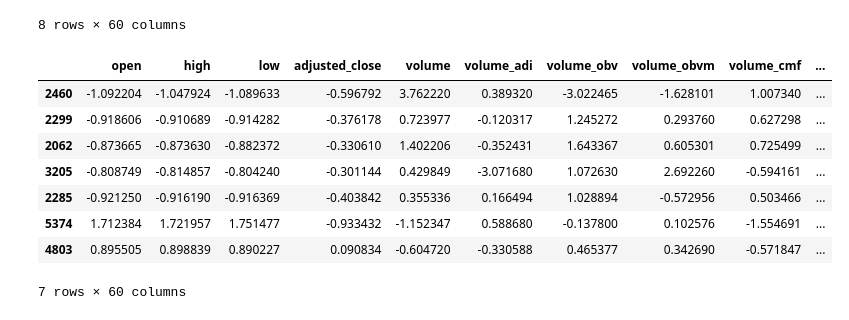
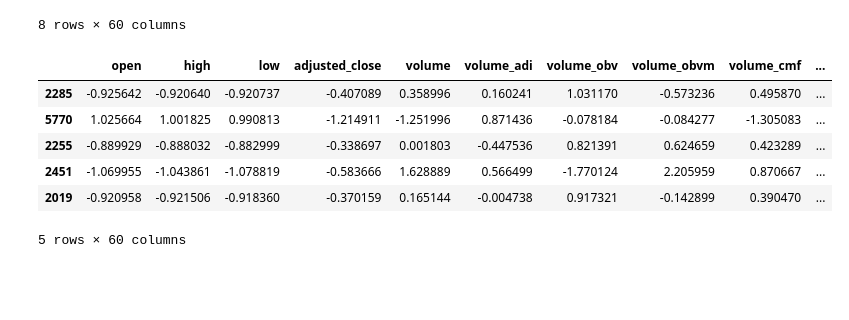
Before and after one commit to czhao39/stock-dnn, a Jupyter notebook: stockdnn.ipynb, the cells around one changed output. Saved outputs shown, nothing was run; the diff lists cells and outputs as text; code cells hidden in the pictures; blank space fills up the shorter version.

```diff
--- a/stockdnn.ipynb
+++ b/stockdnn.ipynb
@@ -82,6 +80,6 @@ df, means, stds = preprocess_daily_adjusted_df(daily_adjusted_df, prediction_per
 df = df.sample(frac=1)  # Shuffle df
 
 display.display(df.describe())
-display.display(df.head(7))
+display.display(df.head(5))
 # %% [output]
 |  | open | high | low | adjusted_close | volume | volume_adi | volume_obv | volume_obvm | volume_cmf | ... |
@@ -96,13 +94,11 @@ display.display(df.head(7))
 8 rows × 60 columns
 |  | open | high | low | adjusted_close | volume | volume_adi | volume_obv | volume_obvm | volume_cmf | ... |
-| 2460 | -1.092204 | -1.047924 | -1.089633 | -0.596792 | 3.762220 | 0.389320 | -3.022465 | -1.628101 | 1.007340 | ... |
-| 2299 | -0.918606 | -0.910689 | -0.914282 | -0.376178 | 0.723977 | -0.120317 | 1.245272 | 0.293760 | 0.627298 | ... |
-| 2062 | -0.873665 | -0.873630 | -0.882372 | -0.330610 | 1.402206 | -0.352431 | 1.643367 | 0.605301 | 0.725499 | ... |
-| 3205 | -0.808749 | -0.814857 | -0.804240 | -0.301144 | 0.429849 | -3.071680 | 1.072630 | 2.692260 | -0.594161 | ... |
-| 2285 | -0.921250 | -0.916190 | -0.916369 | -0.403842 | 0.355336 | 0.166494 | 1.028894 | -0.572956 | 0.503466 | ... |
-| 5374 | 1.712384 | 1.721957 | 1.751477 | -0.933432 | -1.152347 | 0.588680 | -0.137800 | 0.102576 | -1.554691 | ... |
-| 4803 | 0.895505 | 0.898839 | 0.890227 | 0.090834 | -0.604720 | -0.330588 | 0.465377 | 0.342690 | -0.571847 | ... |
+| 2285 | -0.925642 | -0.920640 | -0.920737 | -0.407089 | 0.358996 | 0.160241 | 1.031170 | -0.573236 | 0.495870 | ... |
+| 5770 | 1.025664 | 1.001825 | 0.990813 | -1.214911 | -1.251996 | 0.871436 | -0.078184 | -0.084277 | -1.305083 | ... |
+| 2255 | -0.889929 | -0.888032 | -0.882999 | -0.338697 | 0.001803 | -0.447536 | 0.821391 | 0.624659 | 0.423289 | ... |
+| 2451 | -1.069955 | -1.043861 | -1.078819 | -0.583666 | 1.628889 | 0.566499 | -1.770124 | 2.205959 | 0.870667 | ... |
+| 2019 | -0.920958 | -0.921506 | -0.918360 | -0.370159 | 0.165144 | -0.004738 | 0.917321 | -0.142899 | 0.390470 | ... |
-7 rows × 60 columns
+5 rows × 60 columns
 # %%
 num_rows = len(df)
 # Use 90% for training and rest for validation
```
Also changed, not shown: parts of 7 cells of this notebook.
